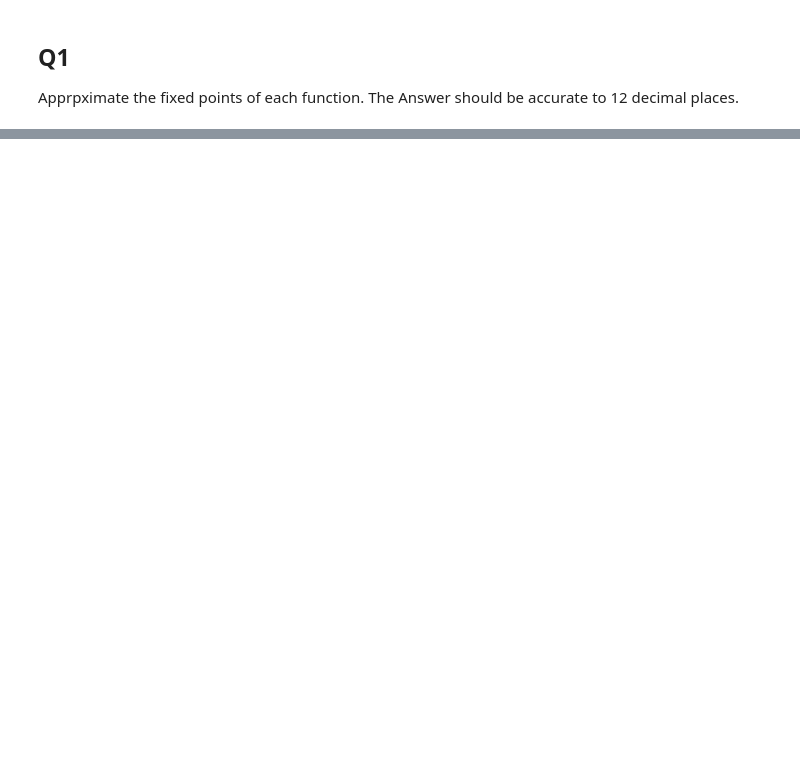
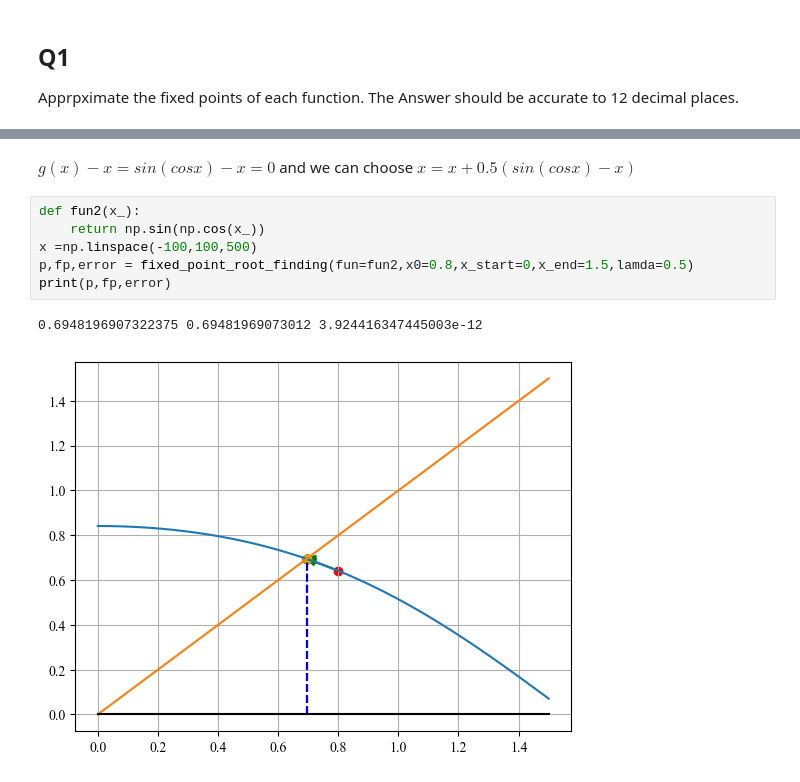
Before and after one commit to Seas00n/Advanced-Numerous-Method-2023, a Jupyter notebook: Assignment3/assignment3.ipynb, the cells around one changed output, grey strips where cells are left out. Saved outputs shown, nothing was run; the diff lists cells and outputs as text; blank space fills up the shorter version.

```diff
--- a/Assignment3/assignment3.ipynb
+++ b/Assignment3/assignment3.ipynb
@@ -54,0 +57,11 @@ print(p,fp,error)
+# %% [markdown]
+$g(x)-x = sin(cos x)-x = 0$ and we can choose $x=x+0.5(sin(cos x)-x)$
+# %%
+def fun2(x_):
+    return np.sin(np.cos(x_))
+x =np.linspace(-100,100,500)
+p,fp,error = fixed_point_root_finding(fun=fun2,x0=0.8,x_start=0,x_end=1.5,lamda=0.5)
+print(p,fp,error)
+# %% [output]
+0.6948196907322375 0.69481969073012 3.924416347445003e-12
+[figure, added]
```
Also changed, not shown: parts of 19 cells of this notebook, 3 other files.
